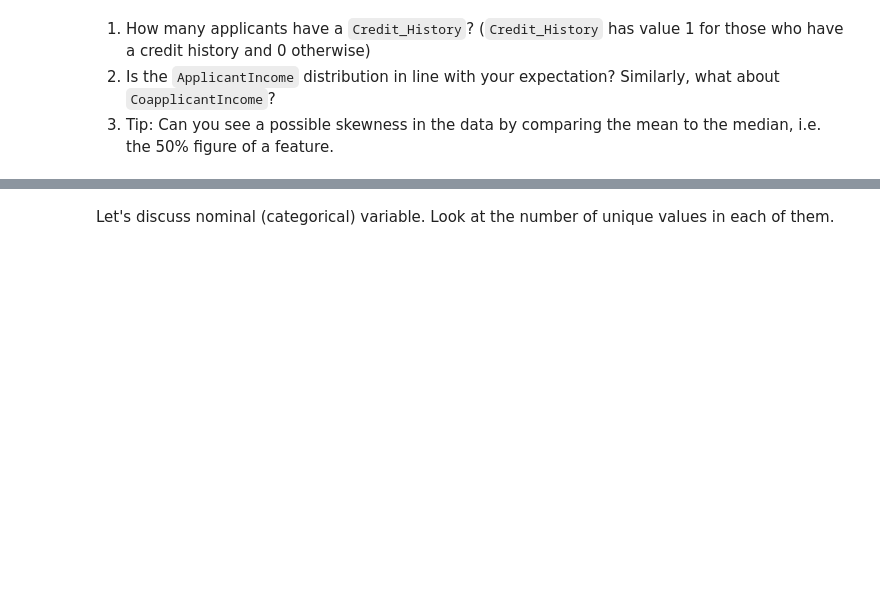
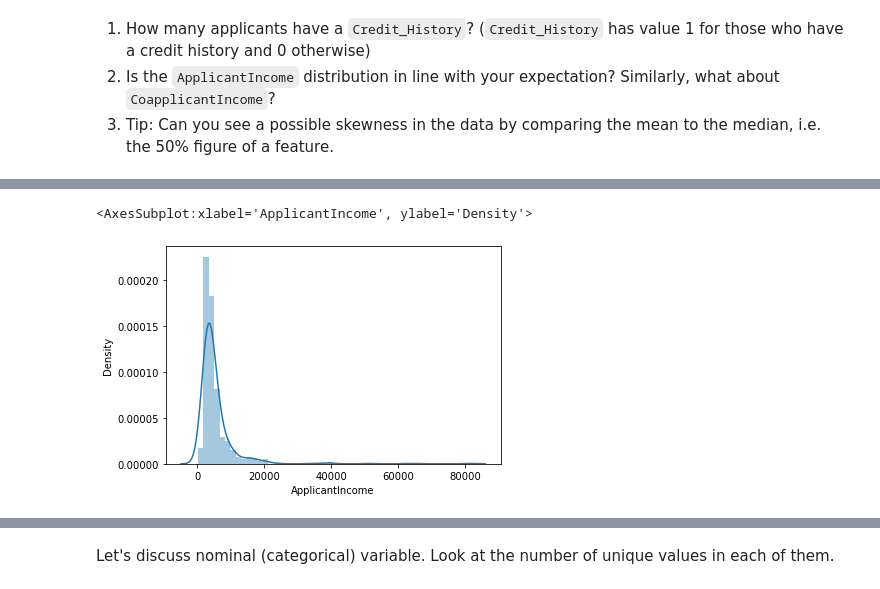
Before and after one commit to jandus/mp_IV-Loan_Predictions, a Jupyter notebook: mini-project-IV.ipynb, the cells around one changed output, grey strips where cells are left out. Saved outputs shown, nothing was run; the diff lists cells and outputs as text; code cells hidden in the pictures; blank space fills up the shorter version.

```diff
--- a/mini-project-IV.ipynb
+++ b/mini-project-IV.ipynb
@@ -51,6 +51,7 @@ Let's do some basic data exploration here and come up with some inferences about
 import pandas as pd
 import numpy as np
 from matplotlib import pyplot as plt
+import seaborn as sns
 
-df = pd.read_csv("<data_path_here>")
+df = pd.read_csv("./data/data.csv")
 df.head()
@@ -64,0 +141,5 @@ Look at some basic statistics for numerical variables.
+# %%
+sns.distplot(df['ApplicantIncome'])
+# %% [output]
+<AxesSubplot:xlabel='ApplicantIncome', ylabel='Density'>
+[figure, added]
```
Also changed, not shown: parts of 106 cells of this notebook, 3 other files.
